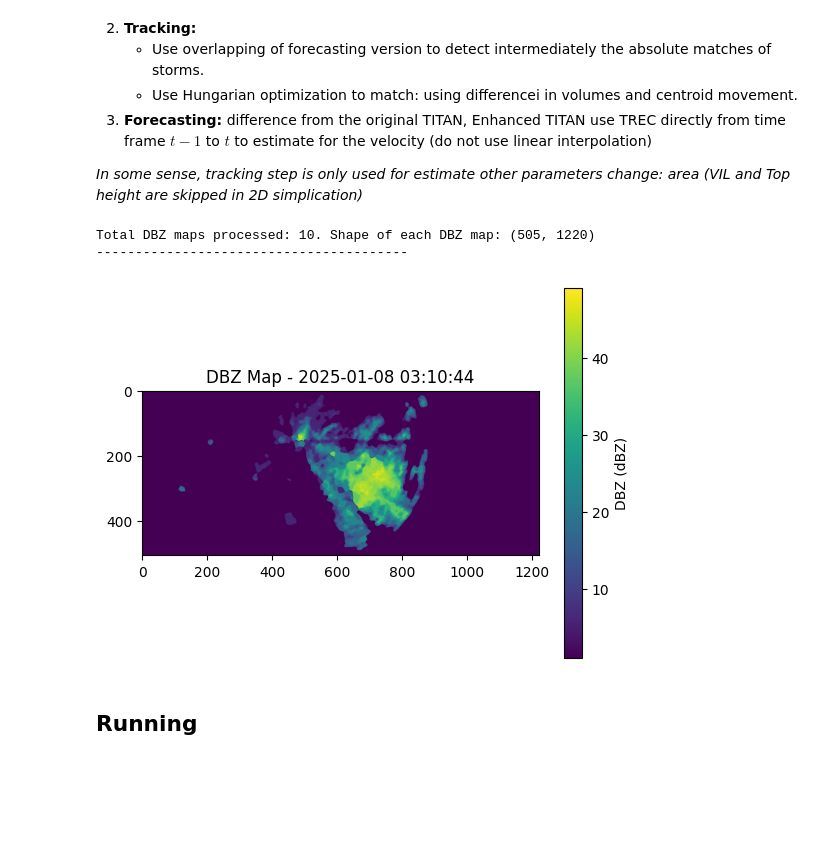
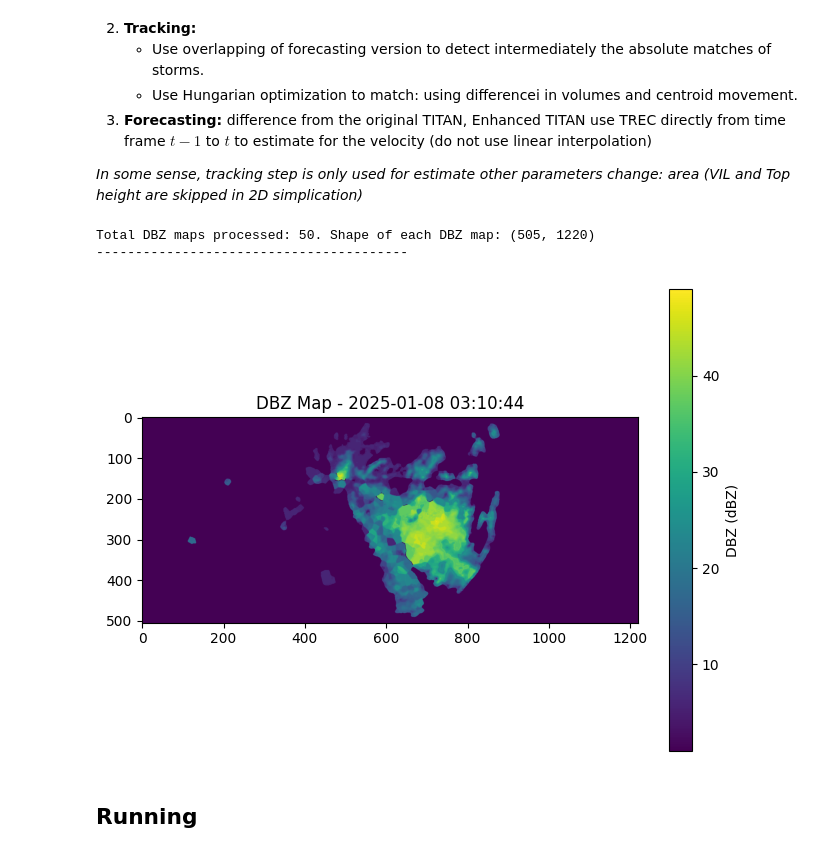
Before and after one commit to trungtranquoc/computer_vision_assignment-thunderstorm_nowcasting, a Jupyter notebook: main.ipynb, the cells around one changed output. Saved outputs shown, nothing was run; the diff lists cells and outputs as text; code cells hidden in the pictures; blank space fills up the shorter version.

```diff
--- a/main.ipynb
+++ b/main.ipynb
@@ -11,35 +11,37 @@ This notebook run the algorithm of ETitan (2009), including three stages:
 # %%
 import numpy as np
 import cv2
 import os
 import matplotlib.pyplot as plt
 from datetime import datetime
 from tqdm import tqdm
 
 from src.utils import windy_preprocessing_pipeline, process_image
 
-SOURCE_PATH = "data/images/philippines_13.269_123.832"
+SOURCE_PATH = "data/images/philippines"
 img_paths = [os.path.join(SOURCE_PATH, img_name) for img_name in sorted(os.listdir(SOURCE_PATH)) if img_name.endswith('.png')][:50]
 
 dbz_maps: list[tuple[np.ndarray, datetime]] = []
 
 for img_path in tqdm(img_paths):
     img, time_frame = process_image(img_path)
     dbz_map = windy_preprocessing_pipeline(img)
     dbz_maps.append((dbz_map, time_frame))
 
 print(f"Total DBZ maps processed: {len(dbz_maps)}. Shape of each DBZ map: {dbz_maps[0][0].shape}")
 print("-"*40)
 
 # Visualize first DBZ map
+plt.figure(figsize=(8, 6))
 plt.imshow(dbz_maps[0][0], cmap='viridis')
 plt.colorbar(label='DBZ (dBZ)')
 plt.title(f"DBZ Map - {dbz_maps[0][1]}")
+
 plt.show()
 # %% [output]
-Total DBZ maps processed: 10. Shape of each DBZ map: (505, 1220)
+Total DBZ maps processed: 50. Shape of each DBZ map: (505, 1220)
 ----------------------------------------
-[figure, old version]
+[figure, new version]
 # %% [markdown]
 ## Running
 # %% [markdown]
```
Also changed, not shown: parts of 3 cells of this notebook, 8 other files.
